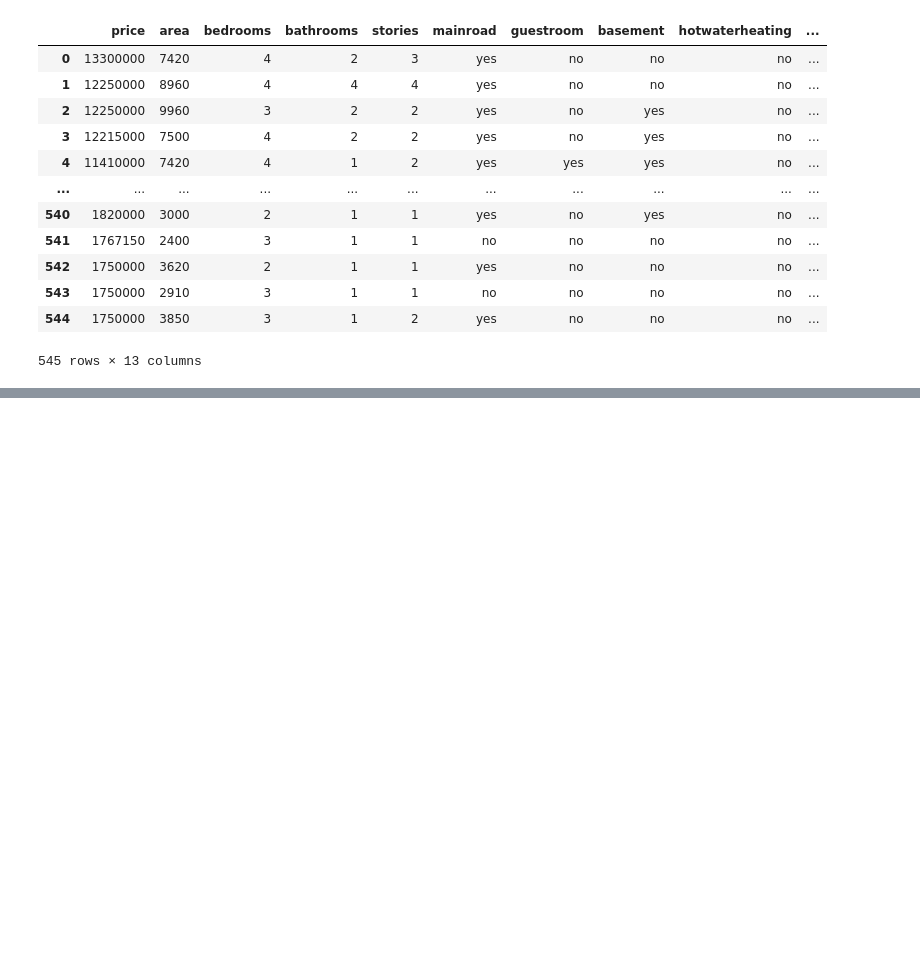
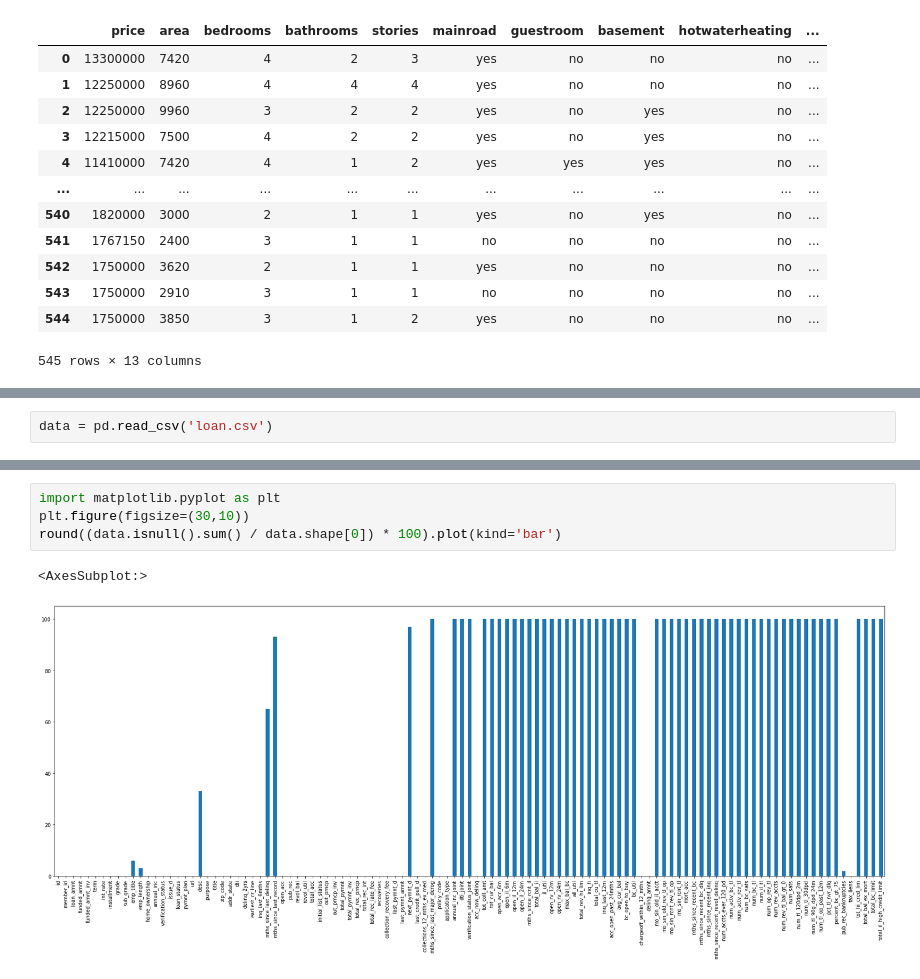
Before and after one commit to jagadeesh-gajula/code-sharing-repo, a Jupyter notebook: Pandas B4.ipynb, the cells around one changed output, grey strips where cells are left out. Drawn from its saved outputs; the diff is of its cells as text; blank space fills up the shorter version.

```diff
--- a/Pandas B4.ipynb
+++ b/Pandas B4.ipynb
@@ -98,0 +264,2 @@ array([[13300000, 7420, 4, ..., 2, 'yes', 'furnished'],
+# %%
+data = pd.read_csv('loan.csv')
@@ -98,0 +326,7 @@ array([[13300000, 7420, 4, ..., 2, 'yes', 'furnished'],
+# %%
+import matplotlib.pyplot as plt
+plt.figure(figsize=(30,10))
+round((data.isnull().sum() / data.shape[0]) * 100).plot(kind='bar')
+# %% [output]
+<AxesSubplot:>
+[figure, added]
```
Also changed, not shown: parts of 25 cells of this notebook, 5 other files.
